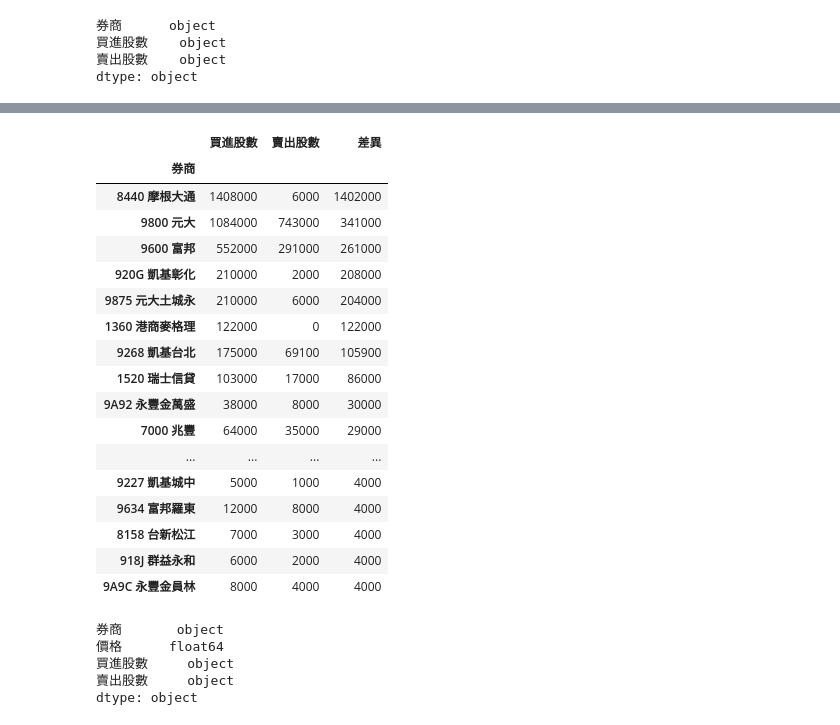
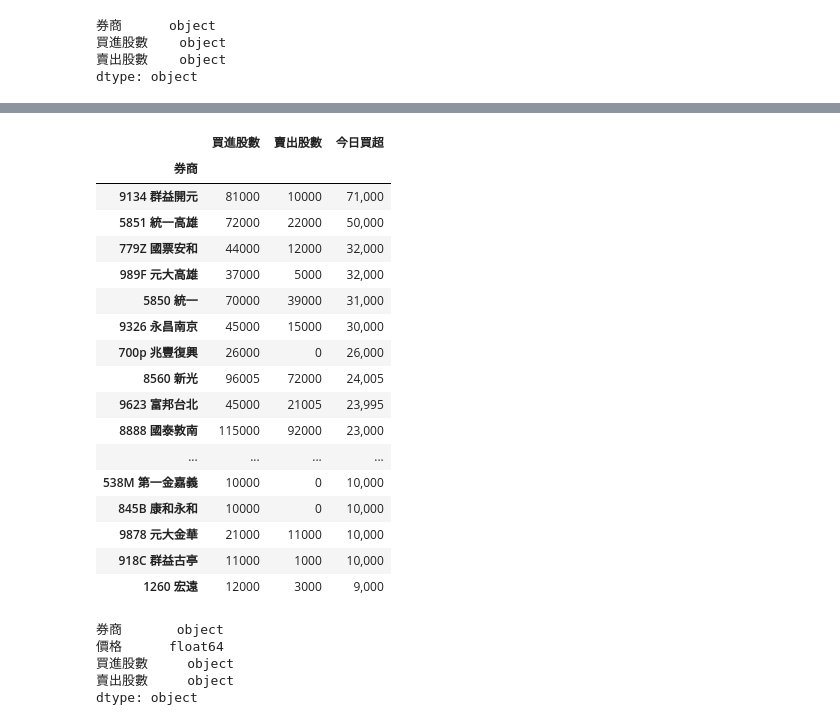
Before and after one commit to cwcheng0/practicepython, a Jupyter notebook: TaiwanStockCountOTC_3218.ipynb, the cells around one changed output, grey strips where cells are left out. Saved outputs shown, nothing was run; the diff lists cells and outputs as text; code cells hidden in the pictures.

```diff
--- a/TaiwanStockCountOTC_3218.ipynb
+++ b/TaiwanStockCountOTC_3218.ipynb
@@ -8,0 +51,7 @@ import numpy as np
+# %%
+# Get today's date
+from datetime import date
+today = date.today()
+
+dd = today.strftime("%m%d")
+print("dd =", dd)
@@ -9,7 +60,8 @@ import numpy as np
 # %%
 # Check first 5 rows in a file
+# Modified date to today.
 # from tabula import
-df = pd.read_csv('3218_20200918.CSV',encoding='utf-8',skiprows=2)
+df = pd.read_csv('/content/gdrive/My Drive/ContestData/FinanceData/3218_2020'+ dd + '.CSV',encoding='utf-8',skiprows=2)
 
 # Notice datatypes changed in some columns.
 # Check first few rows.
@@ -102,8 +158,7 @@ df3.tail()
 # %%
 # Check if we need to delete the last row?
-# Check if there is a Nan?
 # delete last row
-df3.dropna(subset = ["買進股數"], inplace=True)
+df3.drop(df3.tail(1).index,inplace=True)
 df3.tail()
 # %% [output]
 |  | 序號 | 券商 | 價格 | 買進股數 | 賣出股數 |
@@ -251,35 +292,41 @@ df6.head(40)
 # %%
 # Reverse sort
 df7 = df5.sort_values(by=['差異'],ascending=False)
 
+# return first 40 Buying Power rows
+# 顯示買進量最大30間券商
+df7.columns = ['買進股數', '賣出股數', '今日買超']
+
+# Add a comma into an integer column
+df7['今日買超'] = df7.apply(lambda x: "{:,}".format(x['今日買超']), axis=1)
+
 # return first 40 rows
 # 顯示買進量最大40間券商
 df7.head(40)
 # %% [output]
-|  | 買進股數 | 賣出股數 | 差異 |
+|  | 買進股數 | 賣出股數 | 今日買超 |
 | 券商 |  |  |  |
-| 8440 摩根大通 | 1408000 | 6000 | 1402000 |
-| 9800 元大 | 1084000 | 743000 | 341000 |
-| 9600 富邦 | 552000 | 291000 | 261000 |
-| 920G 凱基彰化 | 210000 | 2000 | 208000 |
-| 9875 元大土城永 | 210000 | 6000 | 204000 |
-| 1360 港商麥格理 | 122000 | 0 | 122000 |
-| 9268 凱基台北 | 175000 | 69100 | 105900 |
-| 1520 瑞士信貸 | 103000 | 17000 | 86000 |
-| 9A92 永豐金萬盛 | 38000 | 8000 | 30000 |
-| 7000 兆豐 | 64000 | 35000 | 29000 |
+| 9134 群益開元 | 81000 | 10000 | 71,000 |
+| 5851 統一高雄 | 72000 | 22000 | 50,000 |
+| 779Z 國票安和 | 44000 | 12000 | 32,000 |
+| 989F 元大高雄 | 37000 | 5000 | 32,000 |
+| 5850 統一 | 70000 | 39000 | 31,000 |
+| 9326 永昌南京 | 45000 | 15000 | 30,000 |
+| 700p 兆豐復興 | 26000 | 0 | 26,000 |
+| 8560 新光 | 96005 | 72000 | 24,005 |
+| 9623 富邦台北 | 45000 | 21005 | 23,995 |
+| 8888 國泰敦南 | 115000 | 92000 | 23,000 |
 | ... | ... | ... | ... |
-| 9227 凱基城中 | 5000 | 1000 | 4000 |
-| 9634 富邦羅東 | 12000 | 8000 | 4000 |
-| 8158 台新松江 | 7000 | 3000 | 4000 |
-| 918J 群益永和 | 6000 | 2000 | 4000 |
-| 9A9C 永豐金員林 | 8000 | 4000 | 4000 |
+| 538M 第一金嘉義 | 10000 | 0 | 10,000 |
+| 845B 康和永和 | 10000 | 0 | 10,000 |
+| 9878 元大金華 | 21000 | 11000 | 10,000 |
+| 918C 群益古亭 | 11000 | 1000 | 10,000 |
+| 1260 宏遠 | 12000 | 3000 | 9,000 |
-# %%
-# check datatypes
-df4.dtypes
-# %% [output]
-券商       object
-價格      float64
-買進股數     object
-賣出股數     object
-dtype: object
+# %%
+df4.dtypes
+# %% [output]
+券商       object
+價格      float64
+買進股數     object
+賣出股數     object
+dtype: object
```
Also changed, not shown: parts of 33 cells of this notebook.
